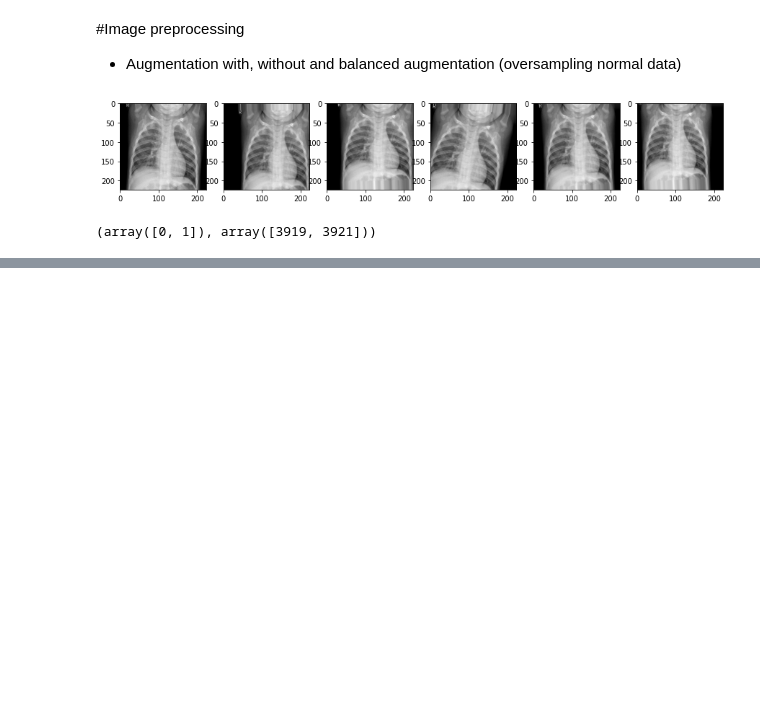
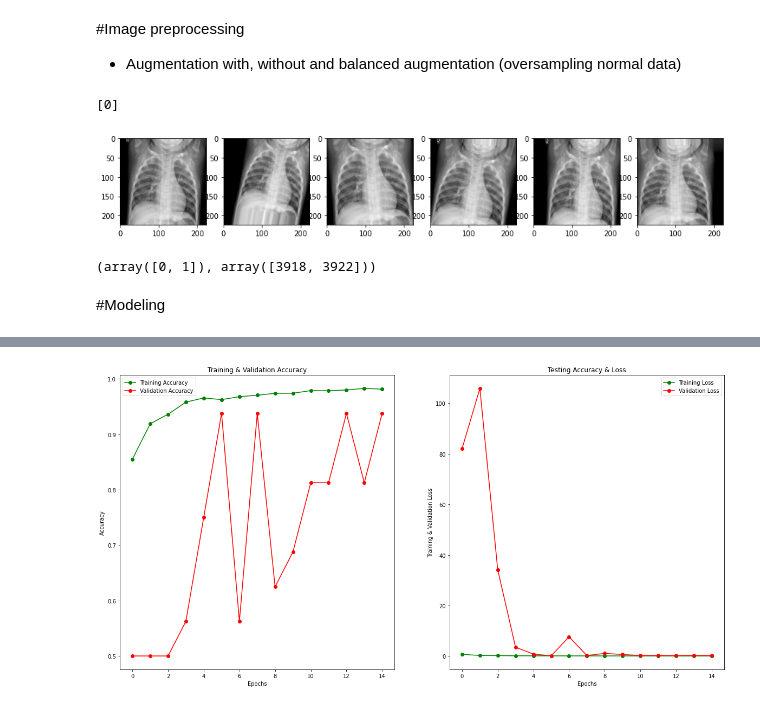
Before and after one commit to katehee/pneumonia-detection-in-X-ray-images, a Jupyter notebook: pneumonia.ipynb, the cells around one changed output, grey strips where cells are left out. Cells and saved outputs as stored; diff of their text form; code cells hidden in the pictures; blank space fills up the shorter version.

```diff
--- a/pneumonia.ipynb
+++ b/pneumonia.ipynb
@@ -58,22 +51,0 @@ val = get_images('/content/drive/MyDrive/Pneumonia/val')
-# %%
-#@title
-#pneumonia: label (0) & normal : label (1)
-total_p = len(train[:, [1]]) - sum(train[:, [1]])
-total_n = sum(train[:, [1]])
-fig, ax =  plt.subplots(figsize = (5, 5))
-ax.bar(['pneumonia','normal'], [total_p[0], total_n[0]], color = ('#990000', '#004c70'))
-for s in ["top","right"]:
-    ax.spines[s].set_visible(False)
-
-#annotate y-value
-for bar in ax.patches:
-  ax.annotate(f"{bar.get_height():.0f}",
-                   xy = (bar.get_x() + bar.get_width() / 2., bar.get_height()),
-                   ha = 'center', va = 'center',
-                   xytext = (0, 7),
-                   textcoords = 'offset points')
-
-# y-axis tick
-grid_y_ticks = np.arange(0, 4400, 1000)
-ax.set_yticks(grid_y_ticks)
-ax.grid(axis='y', linestyle='-', alpha=0.3)
@@ -261,13 +104,15 @@ null_datagen = ImageDataGenerator()
 # %%
 #augmented images of a sample image
 fig, axes = plt.subplots(1,6,figsize=(15,15))
-axes[0].imshow(x_train[0][:,:,0], cmap='gray')
-for i in range(5):
+axes[0].imshow(x_train[0][:,:,0], cmap='gray') #first image in the training set (original: non-augmented)
+for i in range(5): #display five generated augmented images
   sample, label = datagen.flow(x_train[:1], y_train[:1]).__getitem__(0)
   for img in sample:
     axes[i+1].imshow(img[:,:,0], cmap='gray')
+print(label)
 # %% [output]
+[0]
-[figure, old version]
+[figure, new version]
 # %%
 #@title create_plot
 def create_plot(history, epoch_size):
@@ -298,9 +143,12 @@ from keras.utils.data_utils import Sequence
 from imblearn.over_sampling import RandomOverSampler
 from imblearn.tensorflow import balanced_batch_generator
 
+epoch_size = 15
+batch_size = 32
+
 class BalancedDataGenerator(Sequence):
     """ImageDataGenerator + RandomOversampling"""
-    def __init__(self, x, y, datagen, batch_size=32):
+    def __init__(self, x, y, datagen, batch_size= batch_size):
         self.datagen = datagen
         self.batch_size = min(batch_size, x.shape[0])
         datagen.fit(x)
@@ -320,7 +168,9 @@ steps_per_epoch = balanced_gen.steps_per_epoch #generated_image, label = train._
 y_gen = [balanced_gen.__getitem__(0)[1] for i in range(steps_per_epoch)]
 print(np.unique(y_gen, return_counts=True)) #number of each label changes every training *
 # %% [output]
-(array([0, 1]), array([3919, 3921]))
+(array([0, 1]), array([3918, 3922]))
+# %% [markdown]
+#Modeling
 # %%
 #model
 def create_model():
@@ -355,8 +205,11 @@ learning_rate_reduction = ReduceLROnPlateau(monitor='val_accuracy', patience = 2
 # %%
 #with augmentation
 model = create_model()
-history = model.fit(datagen.flow(x_train,y_train, batch_size = 32) , epochs = 15 , validation_data =  null_datagen.flow(x_val, y_val) ,callbacks = [learning_rate_reduction])
+history = model.fit(datagen.flow(x_train,y_train, batch_size = batch_size) , epochs = epoch_size , validation_data =  null_datagen.flow(x_val, y_val) ,callbacks = [learning_rate_reduction])
+
 print("Loss of the model is - " , model.evaluate(x_test,y_test)[0])
 print("Accuracy of the model is - " , model.evaluate(x_test,y_test)[1]*100 , "%")
+
+create_plot(history, epoch_size)
 # %% [output]
 Epoch 1/15
@@ -378,0 +232 @@ Accuracy of the model is -  89.90384340286255 %
+[figure, added]
```
Also changed, not shown: parts of 22 cells of this notebook.
